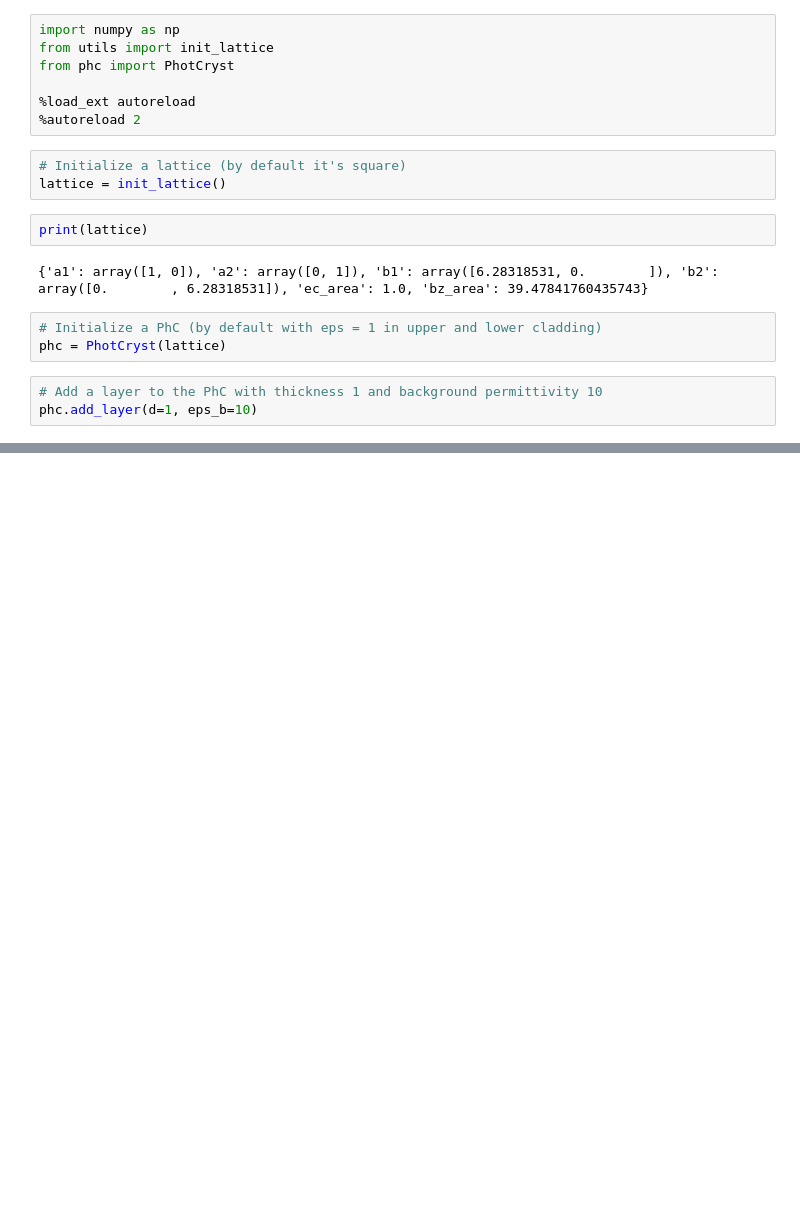
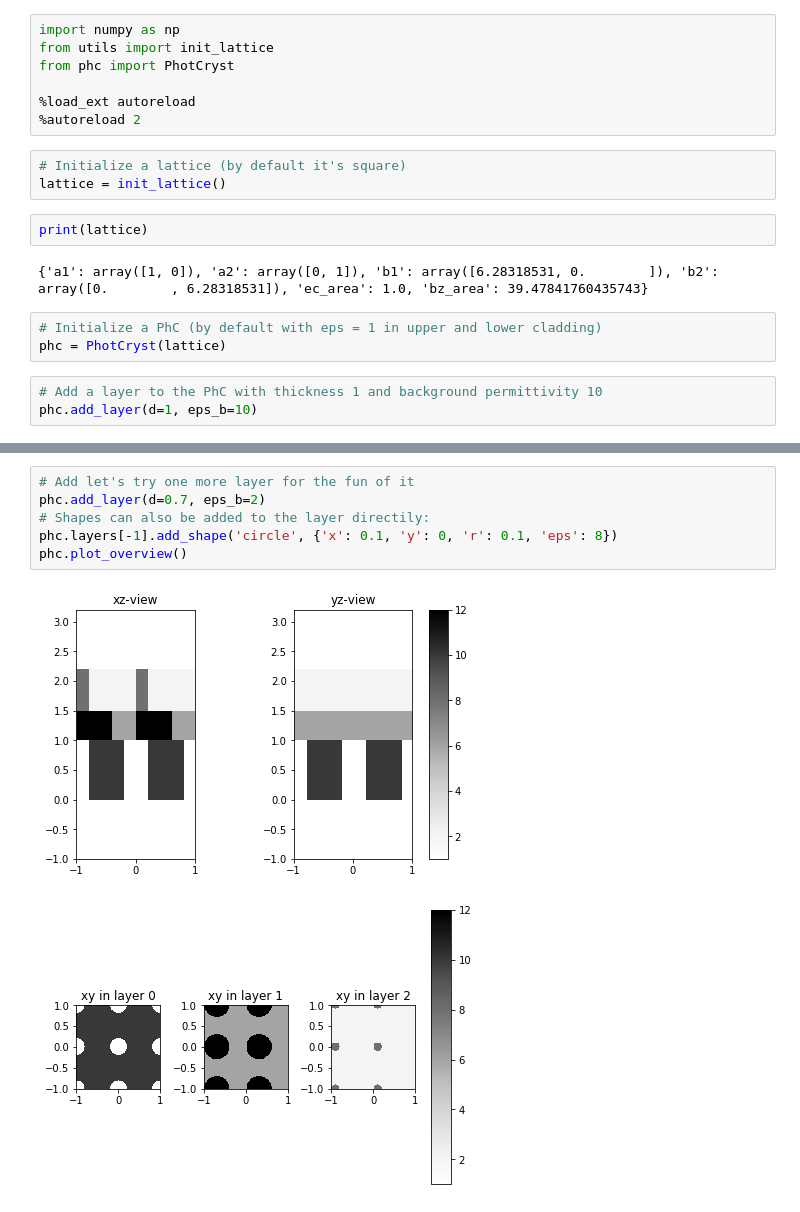
Before and after one commit to fancompute/legume, a Jupyter notebook: test_notebook.ipynb, the cells around one changed output, grey strips where cells are left out. Cells and saved outputs as stored; diff of their text form; blank space fills up the shorter version.

```diff
--- a/test_notebook.ipynb
+++ b/test_notebook.ipynb
@@ -32,0 +39,9 @@ phc.plot_xz()
+# %%
+# Add let's try one more layer for the fun of it
+phc.add_layer(d=0.7, eps_b=2)
+# Shapes can also be added to the layer directily:
+phc.layers[-1].add_shape('circle', {'x': 0.1, 'y': 0, 'r': 0.1, 'eps': 8})
+phc.plot_overview()
+# %% [output]
+[figure, added]
+[figure, added]
```
Also changed, not shown: parts of 4 cells of this notebook, 2 other files.
